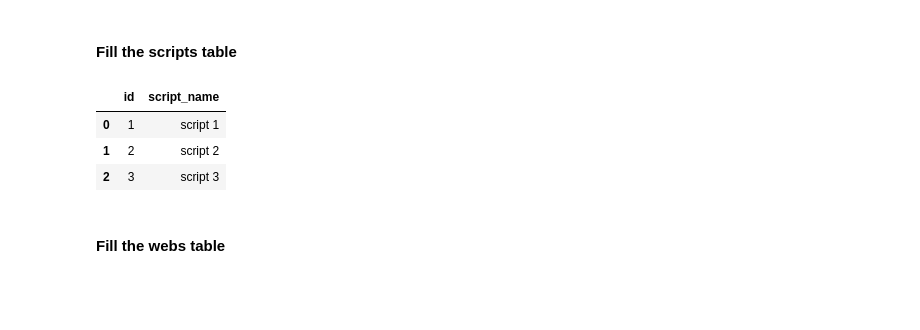
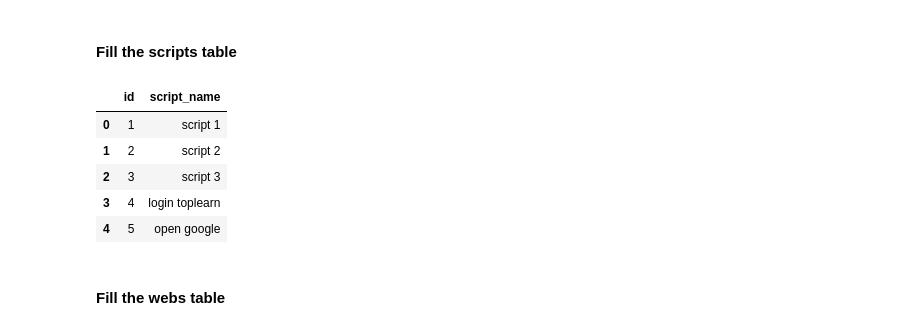
Before and after one commit to ngnma/Databas-Labratory, a Jupyter notebook: Untitled-1.ipynb, the cells around one changed output. Cells and saved outputs as stored; diff of their text form; code cells hidden in the pictures; blank space fills up the shorter version.

Commit message:
linked to scripts and webs with login toplearn and open google

```diff
--- a/Untitled-1.ipynb
+++ b/Untitled-1.ipynb
@@ -724,18 +724,21 @@ df
 #### Fill the scripts table
 # %%
 # Create Table Scripts
-cursor.execute("CREATE TABLE scripts (id INT AUTO_INCREMENT PRIMARY KEY, script_name VARCHAR(255))")
-cursor.execute("INSERT INTO scripts (script_name) VALUES (%s)", ['script 1'])
-cursor.execute("INSERT INTO scripts (script_name) VALUES (%s)", ['script 2'])
-cursor.execute("INSERT INTO scripts (script_name) VALUES (%s)", ['script 3'])
+# cursor.execute("CREATE TABLE scripts (id INT AUTO_INCREMENT PRIMARY KEY, script_name VARCHAR(255))")
+# cursor.execute("INSERT INTO scripts (script_name) VALUES (%s)", ['script 1'])
+# cursor.execute("INSERT INTO scripts (script_name) VALUES (%s)", ['script 2'])
+# cursor.execute("INSERT INTO scripts (script_name) VALUES (%s)", ['login toplearn'])
+cursor.execute("INSERT INTO scripts (script_name) VALUES (%s)", ['open google'])
 conn.commit()
 query = 'SELECT * FROM scripts'
 pd.read_sql(query, conn)
 # %% [output]
 |  | id | script_name |
 | 0 | 1 | script 1 |
 | 1 | 2 | script 2 |
 | 2 | 3 | script 3 |
+| 3 | 4 | login toplearn |
+| 4 | 5 | open google |
 # %% [markdown]
 #### Fill the webs table
 # %%
```
Also changed, not shown: parts of 8 cells of this notebook, 1 other file.
